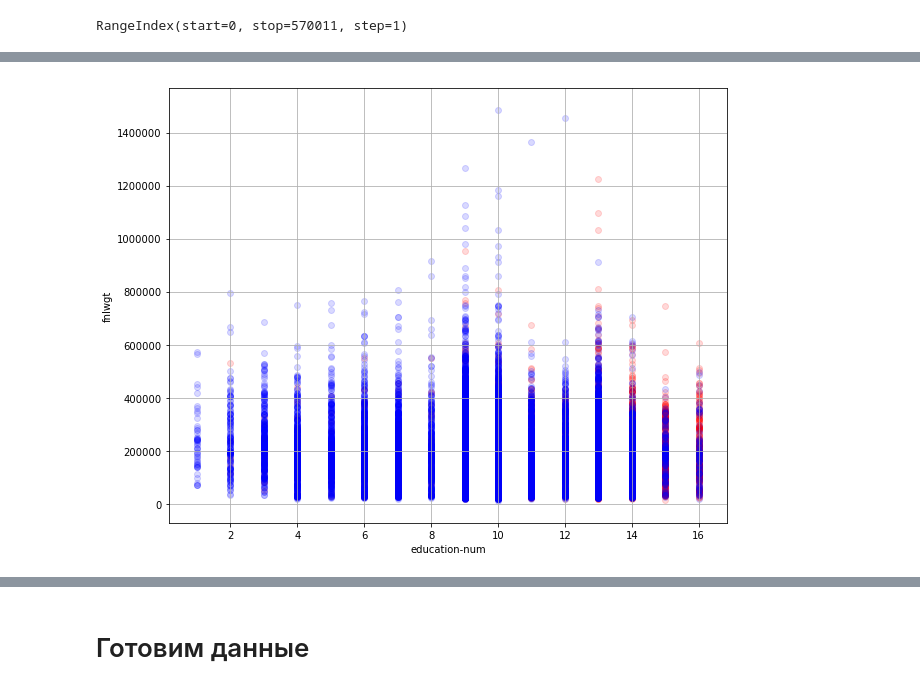
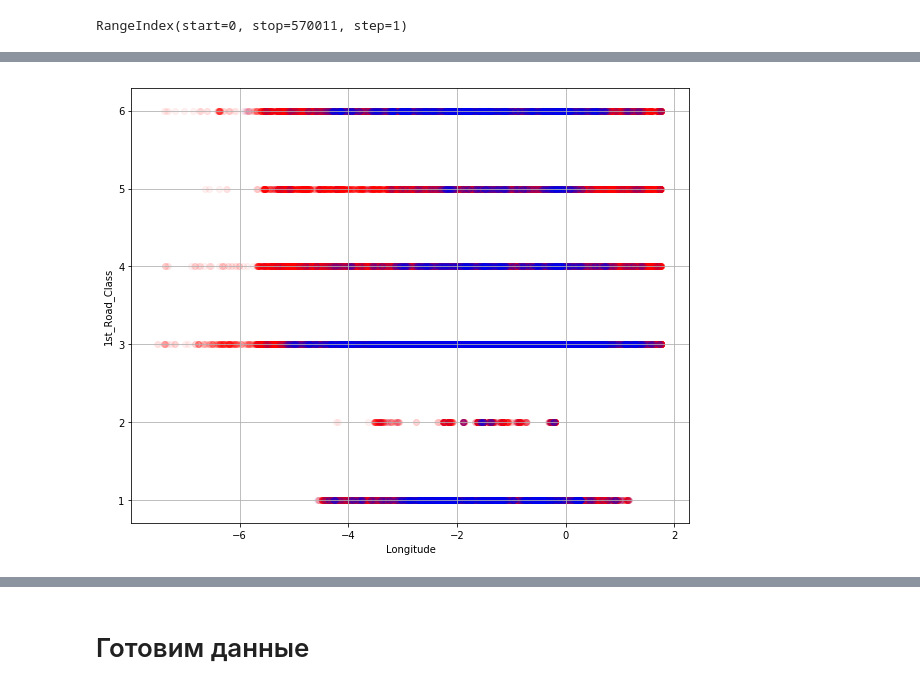
Before and after one commit to RodionovF/Machine_Learning_UNN, a Jupyter notebook: accidents_from_2005_to_2007.ipynb, the cells around one changed output, grey strips where cells are left out. Cells and saved outputs as stored; diff of their text form; code cells hidden in the pictures.

```diff
--- a/accidents_from_2005_to_2007.ipynb
+++ b/accidents_from_2005_to_2007.ipynb
@@ -284,23 +300,23 @@ plt.grid()
 # %%
 plt.figure(figsize = (10, 8))
 
-plt.scatter(data[data['class'] == '>50K']['education-num'],
-            data[data['class'] == '>50K']['fnlwgt'],
-            alpha = 0.15,
-            label = '>50K',
+plt.scatter(data[data['Number_of_Vehicles'] < 3]['Longitude'],
+            data[data['Number_of_Vehicles'] < 3]['1st_Road_Class'],
+            alpha = 0.05,
+            label = '< 3 Venicles in car crash',
             color = 'r')
 
-plt.scatter(data[data['class'] == '<=50K']['education-num'],
-            data[data['class'] == '<=50K']['fnlwgt'],
-            alpha = 0.15,
-            label = '<=50K',
+plt.scatter(data[data['Number_of_Vehicles'] > 3]['Longitude'],
+            data[data['Number_of_Vehicles'] > 3]['1st_Road_Class'],
+            alpha = 0.05,
+            label = '>= 3 Venicles in car crash',
             color = 'b')
 
-plt.xlabel('education-num')
-plt.ylabel('fnlwgt')
+plt.xlabel('Longitude')
+plt.ylabel('1st_Road_Class')
 plt.grid()
 # %% [output]
-[figure, old version]
+[figure, new version]
 # %%
 data.describe(include = ['object'])
 # %% [output]
```
Also changed, not shown: parts of 66 cells of this notebook.
